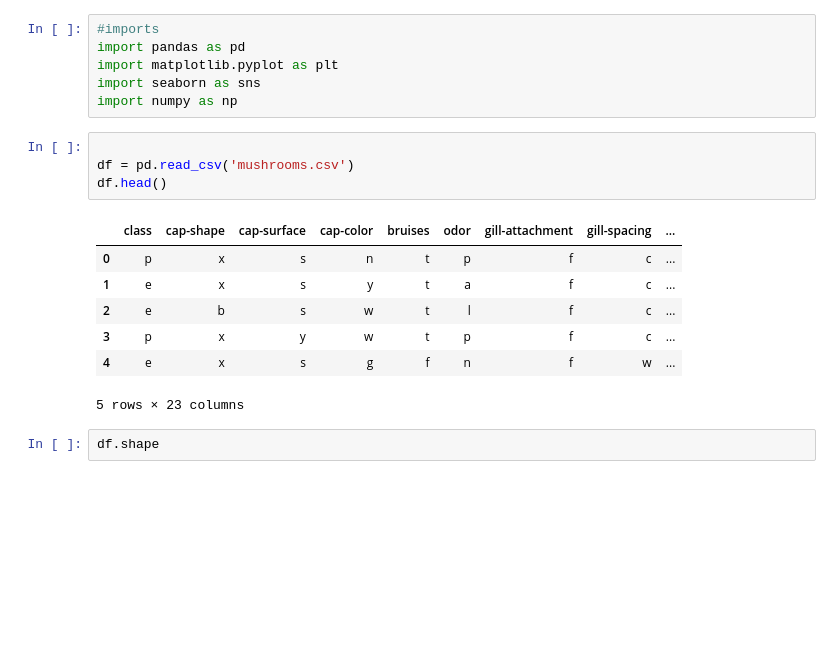
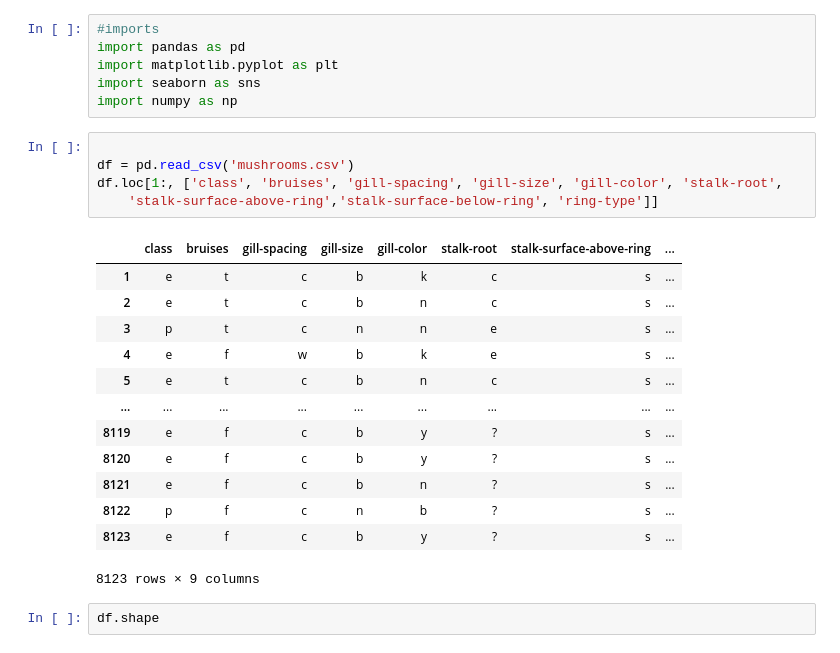
Before and after one commit to darabosmateOE/mushroom_classification, a Jupyter notebook: mushroom.ipynb, the cells around one changed output. Drawn from its saved outputs; the diff is of its cells as text; blank space fills up the shorter version.

```diff
--- a/mushroom.ipynb
+++ b/mushroom.ipynb
@@ -4,18 +4,25 @@ import pandas as pd
 import matplotlib.pyplot as plt
 import seaborn as sns
 import numpy as np
-# %%
-
-df = pd.read_csv('mushrooms.csv')
-df.head()
-# %% [output]
-|  | class | cap-shape | cap-surface | cap-color | bruises | odor | gill-attachment | gill-spacing | ... |
-| 0 | p | x | s | n | t | p | f | c | ... |
-| 1 | e | x | s | y | t | a | f | c | ... |
-| 2 | e | b | s | w | t | l | f | c | ... |
-| 3 | p | x | y | w | t | p | f | c | ... |
-| 4 | e | x | s | g | f | n | f | w | ... |
-5 rows × 23 columns
+# %%
+
+df = pd.read_csv('mushrooms.csv')
+df.loc[1:, ['class', 'bruises', 'gill-spacing', 'gill-size', 'gill-color', 'stalk-root',
+    'stalk-surface-above-ring','stalk-surface-below-ring', 'ring-type']]
+# %% [output]
+|  | class | bruises | gill-spacing | gill-size | gill-color | stalk-root | stalk-surface-above-ring | ... |
+| 1 | e | t | c | b | k | c | s | ... |
+| 2 | e | t | c | b | n | c | s | ... |
+| 3 | p | t | c | n | n | e | s | ... |
+| 4 | e | f | w | b | k | e | s | ... |
+| 5 | e | t | c | b | n | c | s | ... |
+| ... | ... | ... | ... | ... | ... | ... | ... | ... |
+| 8119 | e | f | c | b | y | ? | s | ... |
+| 8120 | e | f | c | b | y | ? | s | ... |
+| 8121 | e | f | c | b | n | ? | s | ... |
+| 8122 | p | f | c | n | b | ? | s | ... |
+| 8123 | e | f | c | b | y | ? | s | ... |
+8123 rows × 9 columns
 # %%
 df.shape
 # %% [output]
```
Also changed, not shown: parts of 13 cells of this notebook, 8 other files.
